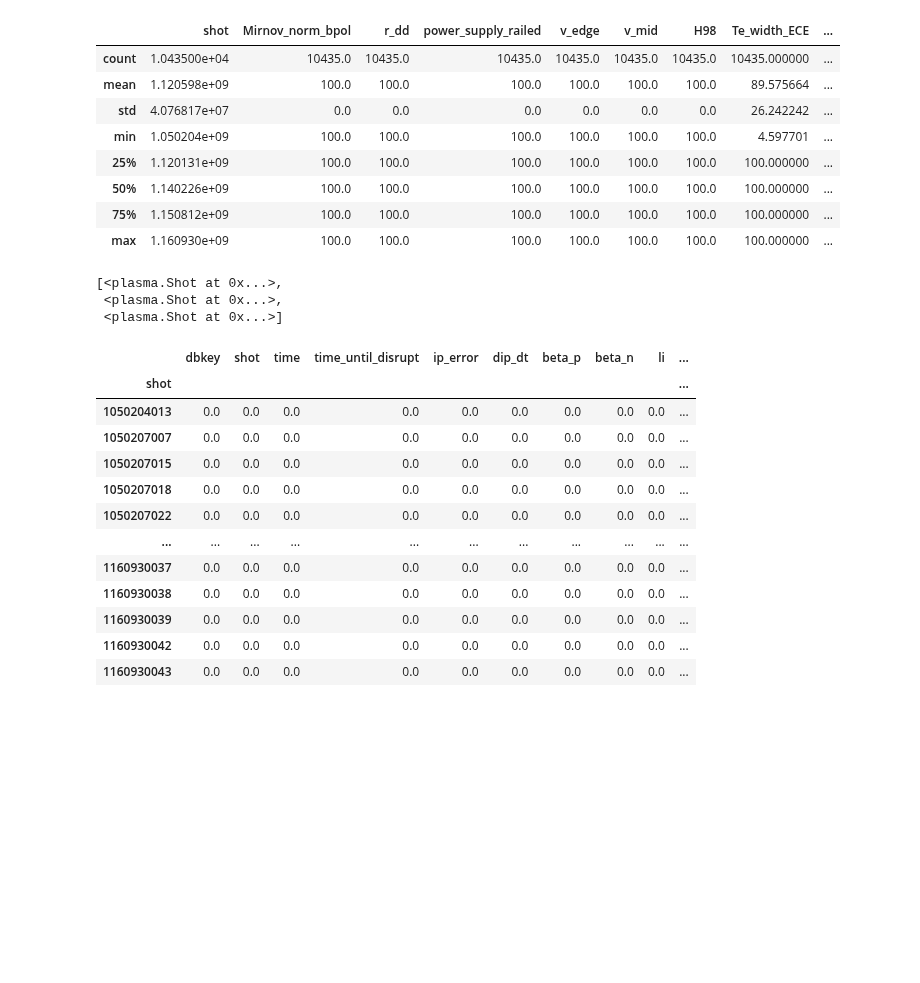
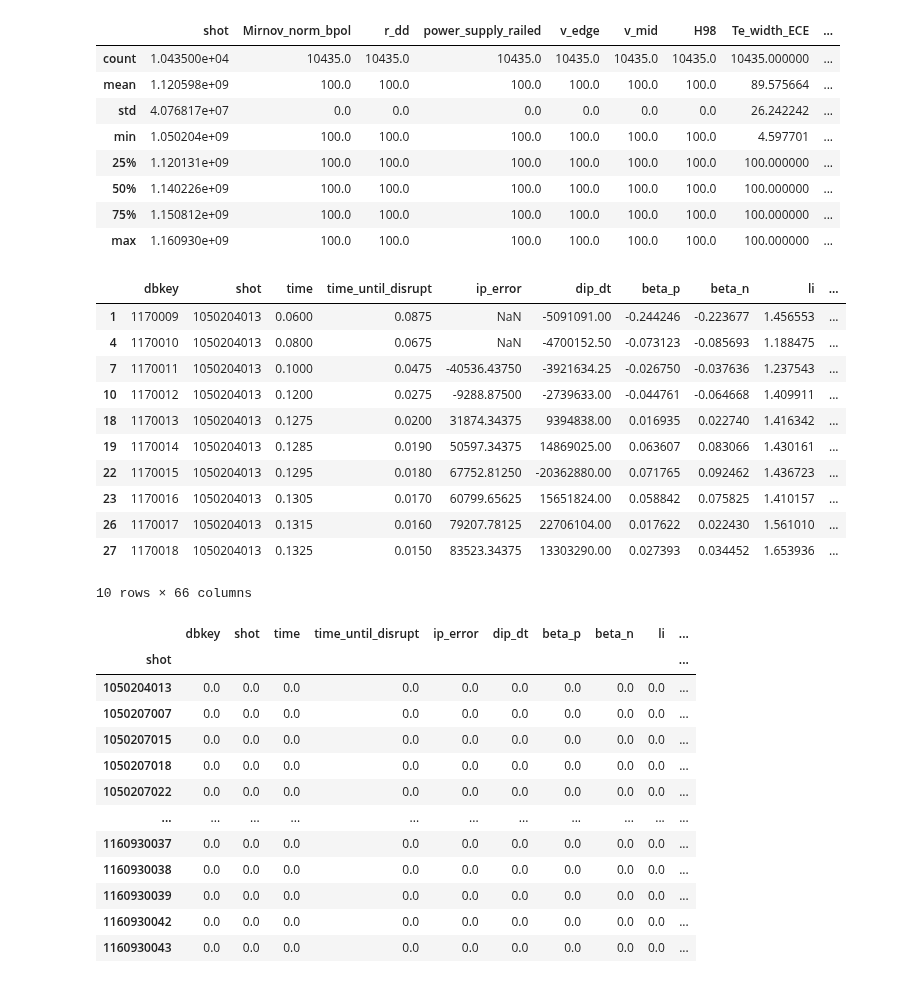
Before and after one commit to MIT-PSFC/disruption-py, a Jupyter notebook: src/examples.ipynb, the cells around one changed output. Saved outputs shown, nothing was run; the diff lists cells and outputs as text; code cells hidden in the pictures; blank space fills up the shorter version.

```diff
--- a/src/examples.ipynb
+++ b/src/examples.ipynb
@@ -45,11 +45,22 @@ nan_df.describe().sort_values(by='min',axis=1,ascending=False)
 | max | 1.160930e+09 | 100.0 | 100.0 | 100.0 | 100.0 | 100.0 | 100.0 | 100.000000 | ... |
 # %%
 data_handler = database.DatabaseHandler.create_cmod_handler()
-data_handler.get_shots([1050204013,1050207007,1050207015])
+test_shots = data_handler.get_shots([1050204013,1050207007,1050207015])
-# %% [output]
-[<plasma.Shot at 0x...>,
- <plasma.Shot at 0x...>,
- <plasma.Shot at 0x...>]
+# %%
+test_shots[0].data.head(10)
+# %% [output]
+|  | dbkey | shot | time | time_until_disrupt | ip_error | dip_dt | beta_p | beta_n | li | ... |
+| 1 | 1170009 | 1050204013 | 0.0600 | 0.0875 | NaN | -5091091.00 | -0.244246 | -0.223677 | 1.456553 | ... |
+| 4 | 1170010 | 1050204013 | 0.0800 | 0.0675 | NaN | -4700152.50 | -0.073123 | -0.085693 | 1.188475 | ... |
+| 7 | 1170011 | 1050204013 | 0.1000 | 0.0475 | -40536.43750 | -3921634.25 | -0.026750 | -0.037636 | 1.237543 | ... |
+| 10 | 1170012 | 1050204013 | 0.1200 | 0.0275 | -9288.87500 | -2739633.00 | -0.044761 | -0.064668 | 1.409911 | ... |
+| 18 | 1170013 | 1050204013 | 0.1275 | 0.0200 | 31874.34375 | 9394838.00 | 0.016935 | 0.022740 | 1.416342 | ... |
+| 19 | 1170014 | 1050204013 | 0.1285 | 0.0190 | 50597.34375 | 14869025.00 | 0.063607 | 0.083066 | 1.430161 | ... |
+| 22 | 1170015 | 1050204013 | 0.1295 | 0.0180 | 67752.81250 | -20362880.00 | 0.071765 | 0.092462 | 1.436723 | ... |
+| 23 | 1170016 | 1050204013 | 0.1305 | 0.0170 | 60799.65625 | 15651824.00 | 0.058842 | 0.075825 | 1.410157 | ... |
+| 26 | 1170017 | 1050204013 | 0.1315 | 0.0160 | 79207.78125 | 22706104.00 | 0.017622 | 0.022430 | 1.561010 | ... |
+| 27 | 1170018 | 1050204013 | 0.1325 | 0.0150 | 83523.34375 | 13303290.00 | 0.027393 | 0.034452 | 1.653936 | ... |
+10 rows × 66 columns
 # %%
 grouped_df = disruptions_df.drop(columns=['commit_hash']).groupby(by=["shot"])
 # %%
```
Also changed, not shown: parts of 1 cell of this notebook, 2 other files.
